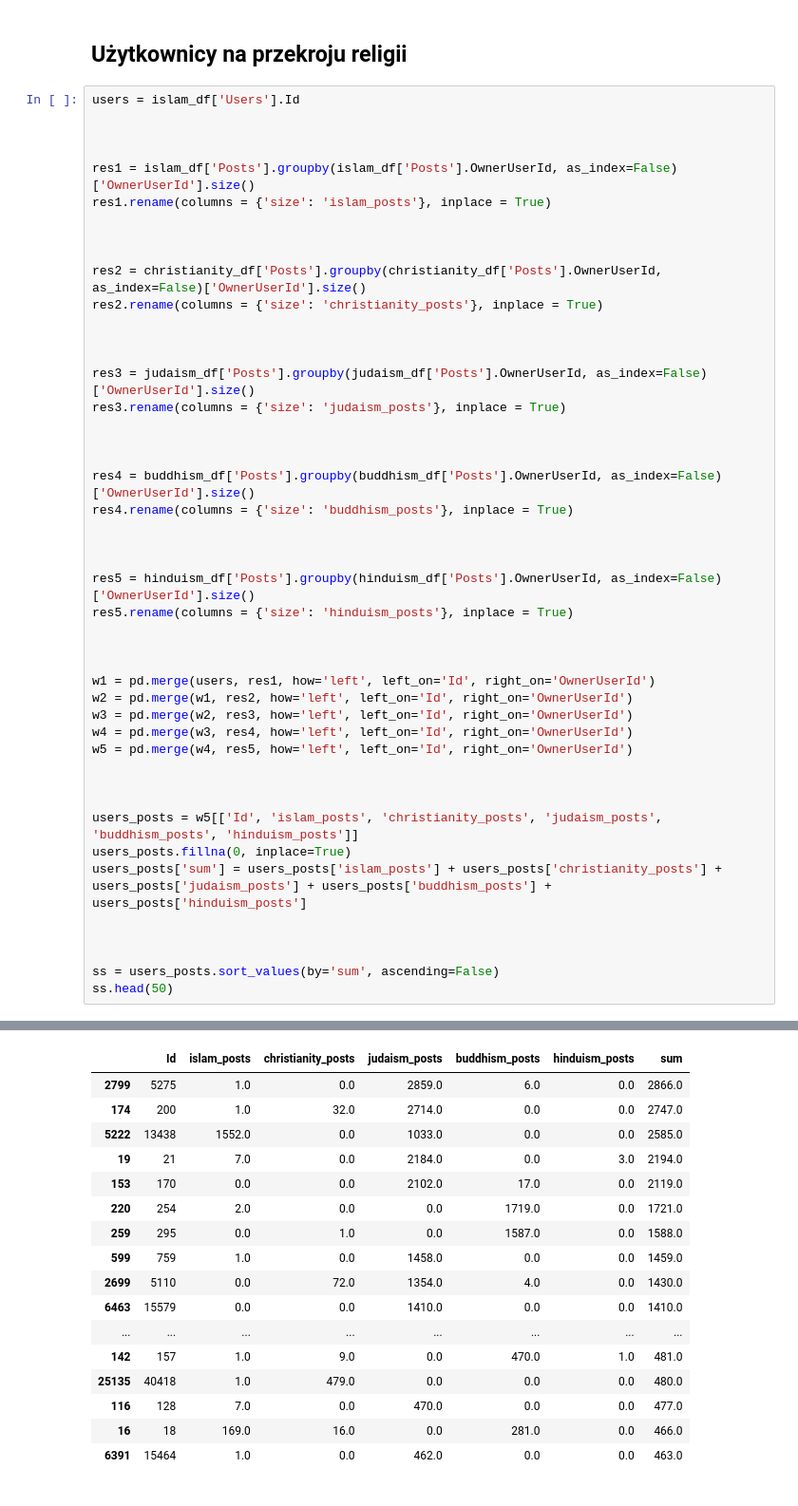
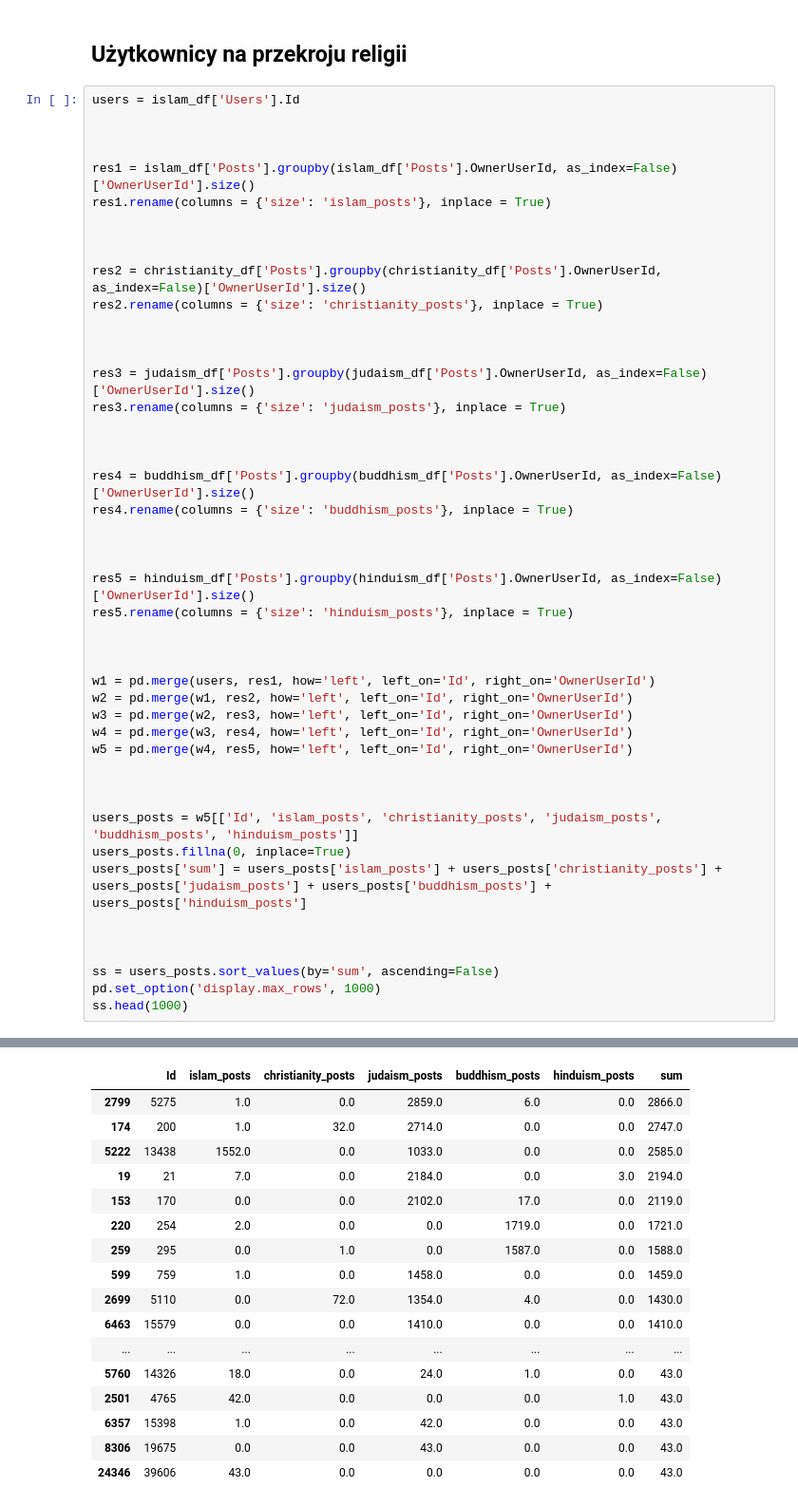
Before and after one commit to MiNI-R-Python-2021/stackexchange-assignment, a Jupyter notebook: Ryll_298902_Salwowski_298904_Slimak_307360.ipynb, the cells around one changed output, grey strips where cells are left out. Shown at 95% size. Cells and saved outputs as stored; diff of their text form.

Commit message:
table of users

```diff
--- a/Ryll_298902_Salwowski_298904_Slimak_307360.ipynb
+++ b/Ryll_298902_Salwowski_298904_Slimak_307360.ipynb
@@ -419,36 +420,37 @@ w5 = pd.merge(w4, res5, how='left', left_on='Id', right_on='OwnerUserId')
 
 users_posts = w5[['Id', 'islam_posts', 'christianity_posts', 'judaism_posts', 'buddhism_posts', 'hinduism_posts']]
 users_posts.fillna(0, inplace=True)
 users_posts['sum'] = users_posts['islam_posts'] + users_posts['christianity_posts'] + users_posts['judaism_posts'] + users_posts['buddhism_posts'] + users_posts['hinduism_posts']
 
 
 
 ss = users_posts.sort_values(by='sum', ascending=False)
-ss.head(50)
+pd.set_option('display.max_rows', 1000)
+ss.head(1000)
 # %% [output]
 A value is trying to be set on a copy of a slice from a DataFrame
 
 See the caveats in the documentation: https://pandas.pydata.org/pandas-docs/stable/user_guide/indexing.html#returning-a-view-versus-a-copy
   return super().fillna(
 A value is trying to be set on a copy of a slice from a DataFrame.
 Try using .loc[row_indexer,col_indexer] = value instead
 
 See the caveats in the documentation: https://pandas.pydata.org/pandas-docs/stable/user_guide/indexing.html#returning-a-view-versus-a-copy
   users_posts['sum'] = users_posts['islam_posts'] + users_posts['christianity_posts'] + users_posts['judaism_posts'] + users_posts['buddhism_posts'] + users_posts['hinduism_posts']
 |  | Id | islam_posts | christianity_posts | judaism_posts | buddhism_posts | hinduism_posts | sum |
 | 2799 | 5275 | 1.0 | 0.0 | 2859.0 | 6.0 | 0.0 | 2866.0 |
 | 174 | 200 | 1.0 | 32.0 | 2714.0 | 0.0 | 0.0 | 2747.0 |
 | 5222 | 13438 | 1552.0 | 0.0 | 1033.0 | 0.0 | 0.0 | 2585.0 |
 | 19 | 21 | 7.0 | 0.0 | 2184.0 | 0.0 | 3.0 | 2194.0 |
 | 153 | 170 | 0.0 | 0.0 | 2102.0 | 17.0 | 0.0 | 2119.0 |
 | 220 | 254 | 2.0 | 0.0 | 0.0 | 1719.0 | 0.0 | 1721.0 |
 | 259 | 295 | 0.0 | 1.0 | 0.0 | 1587.0 | 0.0 | 1588.0 |
 | 599 | 759 | 1.0 | 0.0 | 1458.0 | 0.0 | 0.0 | 1459.0 |
 | 2699 | 5110 | 0.0 | 72.0 | 1354.0 | 4.0 | 0.0 | 1430.0 |
 | 6463 | 15579 | 0.0 | 0.0 | 1410.0 | 0.0 | 0.0 | 1410.0 |
 | ... | ... | ... | ... | ... | ... | ... | ... |
-| 142 | 157 | 1.0 | 9.0 | 0.0 | 470.0 | 1.0 | 481.0 |
-| 25135 | 40418 | 1.0 | 479.0 | 0.0 | 0.0 | 0.0 | 480.0 |
-| 116 | 128 | 7.0 | 0.0 | 470.0 | 0.0 | 0.0 | 477.0 |
-| 16 | 18 | 169.0 | 16.0 | 0.0 | 281.0 | 0.0 | 466.0 |
-| 6391 | 15464 | 1.0 | 0.0 | 462.0 | 0.0 | 0.0 | 463.0 |
+| 5760 | 14326 | 18.0 | 0.0 | 24.0 | 1.0 | 0.0 | 43.0 |
+| 2501 | 4765 | 42.0 | 0.0 | 0.0 | 0.0 | 1.0 | 43.0 |
+| 6357 | 15398 | 1.0 | 0.0 | 42.0 | 0.0 | 0.0 | 43.0 |
+| 8306 | 19675 | 0.0 | 0.0 | 43.0 | 0.0 | 0.0 | 43.0 |
+| 24346 | 39606 | 43.0 | 0.0 | 0.0 | 0.0 | 0.0 | 43.0 |
```
Also changed, not shown: parts of 4 cells of this notebook.
